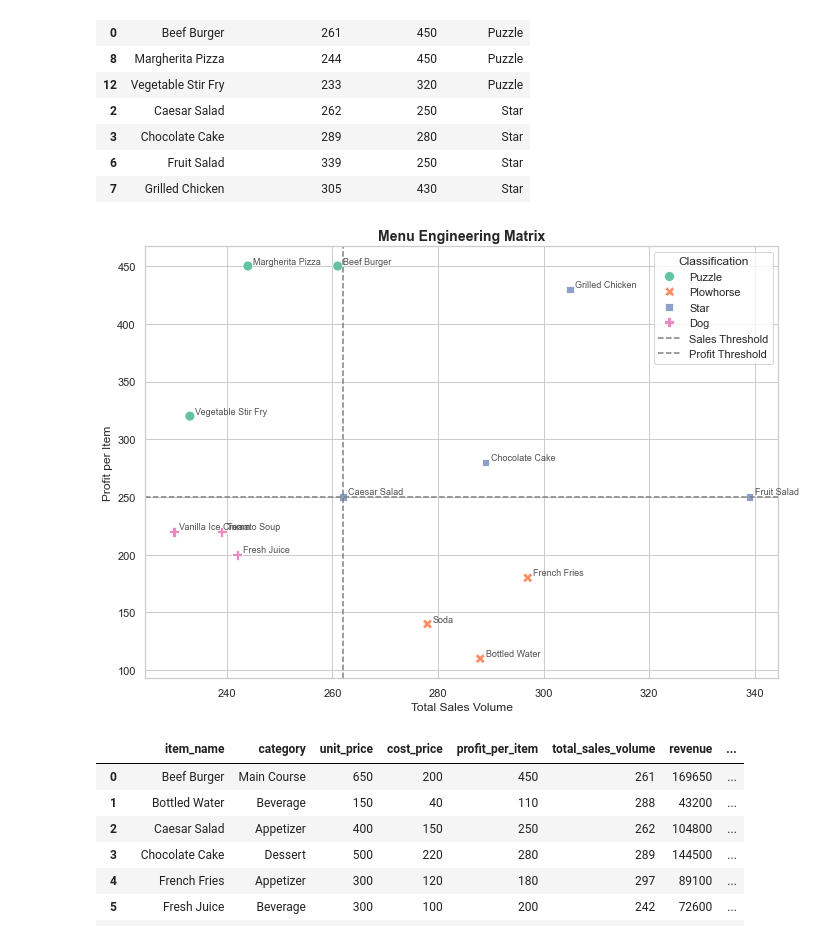
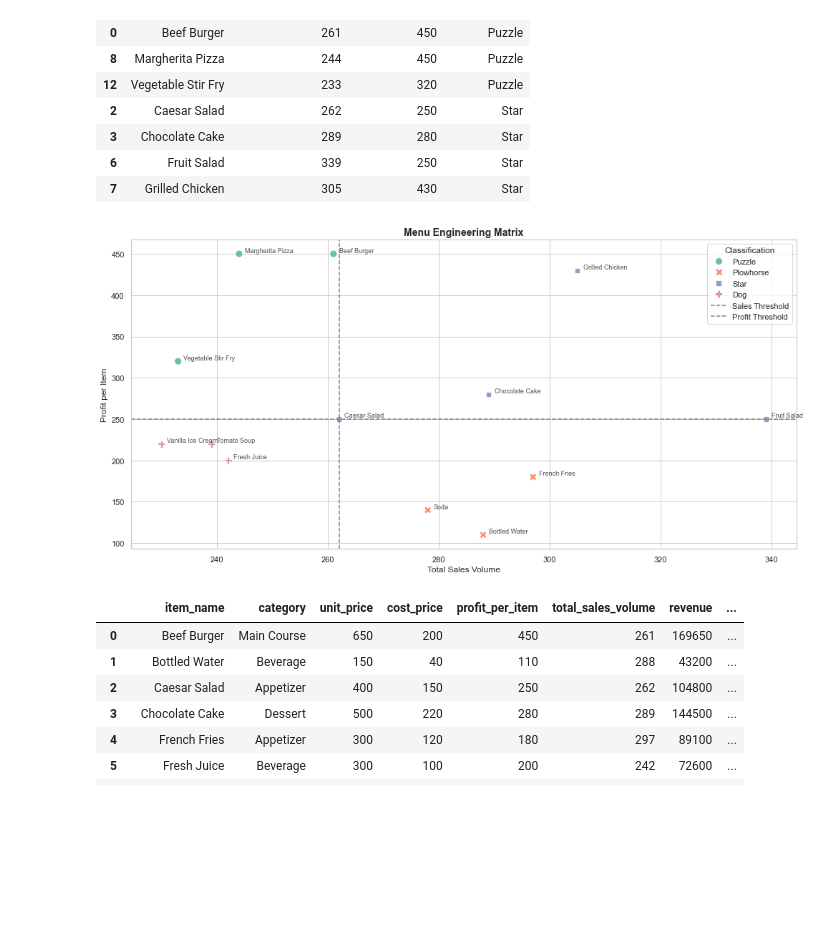
Before and after one commit to mandele1999/menu-intelligence, a Jupyter notebook: index.ipynb, the cells around one changed output. Saved outputs shown, nothing was run; the diff lists cells and outputs as text; code cells hidden in the pictures; blank space fills up the shorter version.

```diff
--- a/index.ipynb
+++ b/index.ipynb
@@ -165,41 +191,41 @@ menu_summary[["item_name", "total_sales_volume", "profit_per_item", "classificat
 | 7 | Grilled Chicken | 305 | 430 | Star |
 # %%
 # Create the 2x2 plot
-plt.figure(figsize=(10, 7))
+plt.figure(figsize=(14, 7))
 plot = sns.scatterplot(
     data=menu_summary,
     x="total_sales_volume",
     y="profit_per_item",
     hue="classification",
     style="classification",
     s=100,
     palette="Set2"
 )
 
 # Plot threshold lines
 plt.axvline(sales_threshold, color='gray', linestyle='--', label="Sales Threshold")
 plt.axhline(profit_threshold, color='gray', linestyle='--', label="Profit Threshold")
 
 # Annotate points
 for i in range(menu_summary.shape[0]):
     item = menu_summary.iloc[i]
     plt.text(
         item["total_sales_volume"] + 1,
         item["profit_per_item"] + 2,
         item["item_name"],
         fontsize=9,
         alpha=0.8
     )
 
 # Set labels and title
 plt.title("Menu Engineering Matrix", fontsize=14, weight='bold')
 plt.xlabel("Total Sales Volume")
 plt.ylabel("Profit per Item")
 plt.legend(title="Classification")
 plt.tight_layout()
 plt.show()
 # %% [output]
-[figure, old version]
+[figure, new version]
 # %%
 # Define suggested actions based on classification
 def suggest_action(classification):
```
Also changed, not shown: parts of 2 cells of this notebook.
